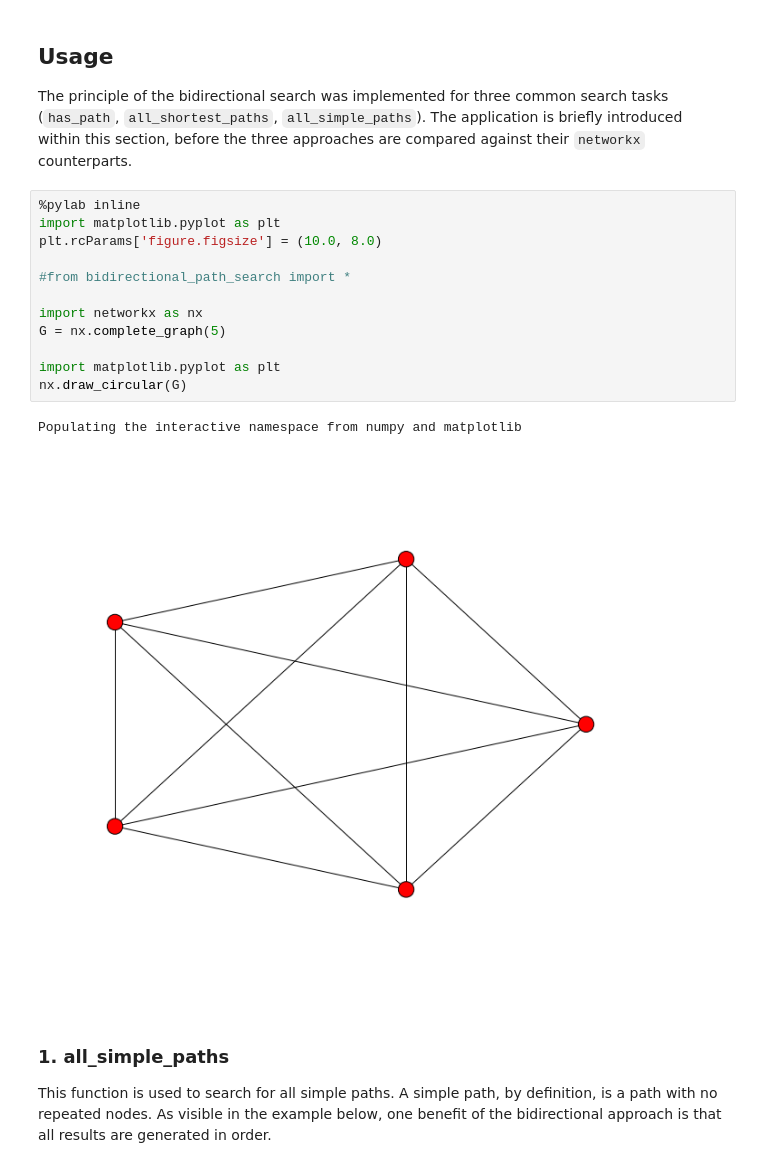
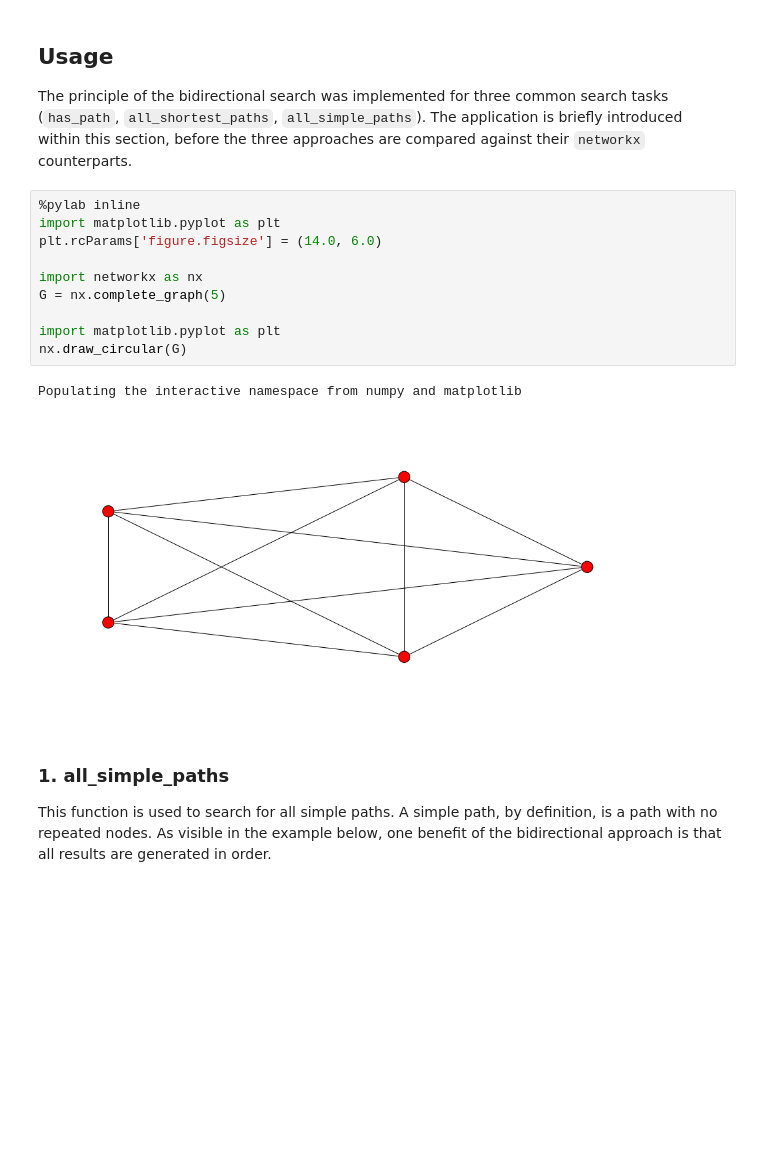
Before and after one commit to andre-dietrich/Jupyter-Notebooks, a Jupyter notebook: bidirectional graph search benchmark.ipynb, the cells around one changed output. Saved outputs shown, nothing was run; the diff lists cells and outputs as text; blank space fills up the shorter version.

```diff
--- a/bidirectional graph search benchmark.ipynb
+++ b/bidirectional graph search benchmark.ipynb
@@ -19,18 +19,16 @@ The principle of the bidirectional search was implemented for three common searc
 # %%
 %pylab inline
 import matplotlib.pyplot as plt
-plt.rcParams['figure.figsize'] = (10.0, 8.0)
-
-#from bidirectional_path_search import *
+plt.rcParams['figure.figsize'] = (14.0, 6.0)
 
 import networkx as nx
 G = nx.complete_graph(5)
 
 import matplotlib.pyplot as plt
 nx.draw_circular(G)
 # %% [output]
 Populating the interactive namespace from numpy and matplotlib
-[figure, old version]
+[figure, new version]
 # %% [markdown]
 ### 1. all_simple_paths
 
```
Also changed, not shown: parts of 25 cells of this notebook.
